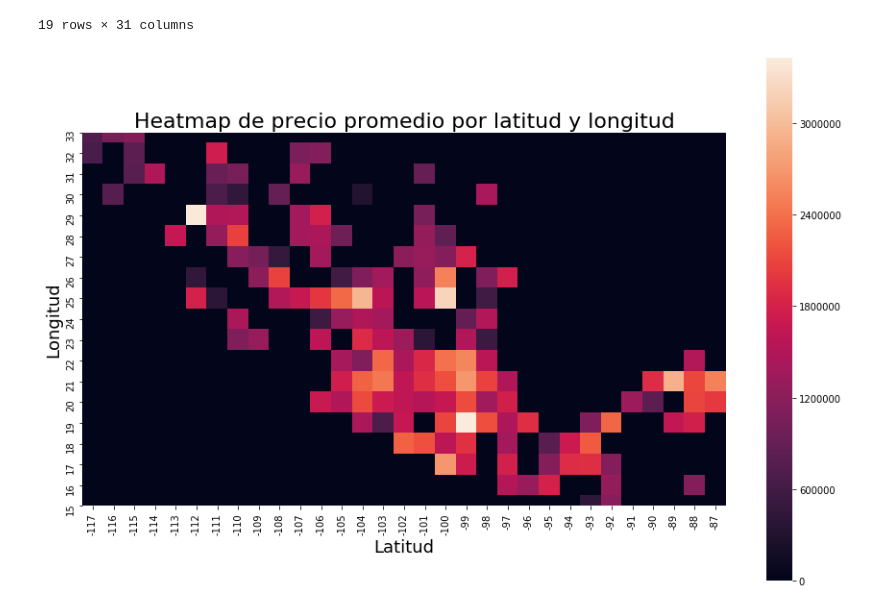
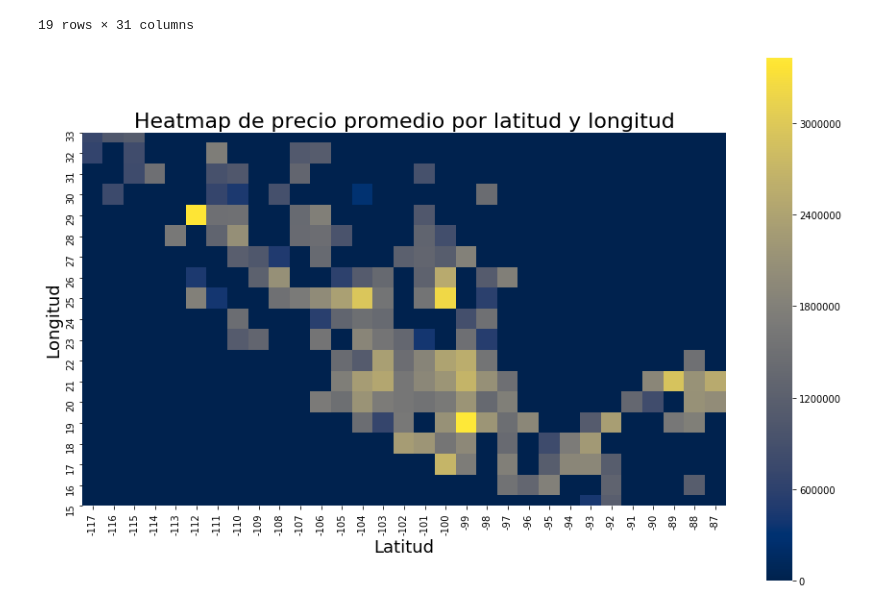
Before and after one commit to nicomatex/datos_tp1_2c2019, a Jupyter notebook: notebooks/Heatmap precio por latitud longitud/precio por lat lng.ipynb, the cells around one changed output. Cells and saved outputs as stored; diff of their text form; code cells hidden in the pictures.

Commit message:
Corregido el heatmap

```diff
--- a/notebooks/Heatmap precio por latitud longitud/precio por lat lng.ipynb
+++ b/notebooks/Heatmap precio por latitud longitud/precio por lat lng.ipynb
@@ -120,12 +131,12 @@ df
 19 rows × 31 columns
 # %%
 plt.figure(figsize=(15,10))
-g = sns.heatmap(df, square=True) # linewidths=.5
+g = sns.heatmap(df, square=True, cmap='cividis') # linewidths=.5
 g.set_title("Heatmap de precio promedio por latitud y longitud", fontsize=22)
 g.set_xlabel("Latitud",fontsize=18)
 g.set_ylabel("Longitud", fontsize=18)
 
 g.figure.savefig("heatmap precio lat lng.png", transparent=True, bbox_inches='tight')
 g.figure.savefig("heatmap precio lat lng.jpg", bbox_inches='tight')
 # %% [output]
-[figure, old version]
+[figure, new version]
```
Also changed, not shown: parts of 1 cell of this notebook, 4 other files.
